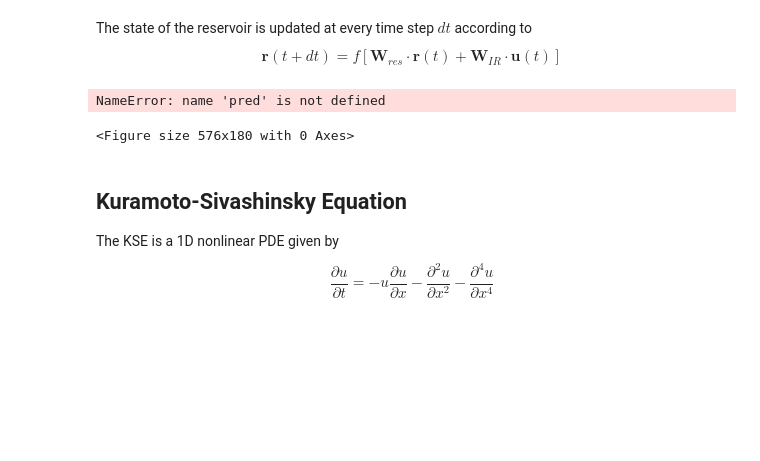
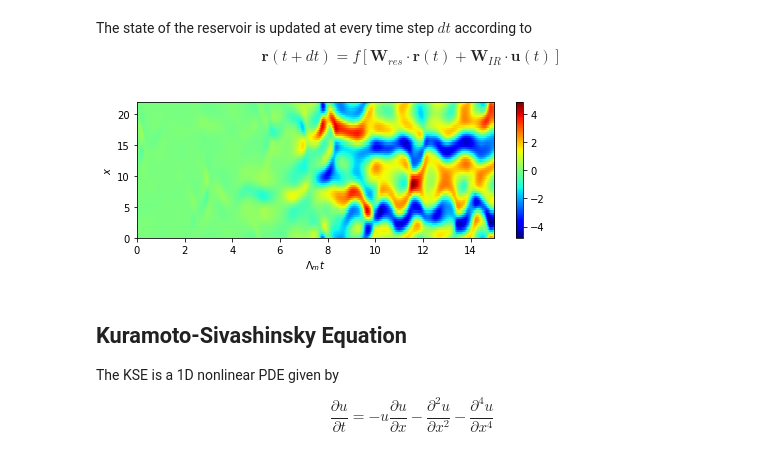
Before and after one commit to monlie/ReservoirComputing, a Jupyter notebook: Untitled.ipynb, the cells around one changed output. Saved outputs shown, nothing was run; the diff lists cells and outputs as text; code cells hidden in the pictures; blank space fills up the shorter version.

```diff
--- a/Untitled.ipynb
+++ b/Untitled.ipynb
@@ -68,26 +105,27 @@ cha.train(train_x, train_y)
 # %%
-def predict(self, initial_x, step=1000):
+def predict(self, data, step=1000):
     if self.is_trained:
-        self.reservoir.cold_start()
-        out = [initial_x]
+#         self.reservoir.cold_start()
+        for x in data:
+            self.reservoir(x)
+        out = []
         for t in range(step):
-            initial_x = self.reservoir(initial_x) @ self.w_ro
-            out.append(initial_x)
+            x = self.reservoir(x) @ self.w_ro
+            out.append(x)
         return tf.concat(out, 0)
 
-pred = predict(cha, tf.expand_dims(validate_y[0], 0))
+pred = predict(cha, tf.expand_dims(validate_x, 1))
 # %%
 plt.figure(figsize=(8, 2.5))
-plt.imshow(tf.transpose(pred), origin="lower",
+plt.imshow(tf.transpose(pred) - tf.transpose(validate_y)[:, :1000], origin="lower",
            extent=[0, validate_y.shape[0]*0.25*0.05, 0, 22],
            aspect="auto", cmap="jet")
 plt.colorbar()
 plt.ylabel("$x$")
 plt.xlabel("$\Lambda_m t$")
 plt.show()
 # %% [output]
-NameError: name 'pred' is not defined
-<Figure size 576x180 with 0 Axes>
+[figure, added]
 # %% [markdown]
 ## Kuramoto-Sivashinsky Equation
 
```
Also changed, not shown: parts of 6 cells of this notebook, 2 other files.
